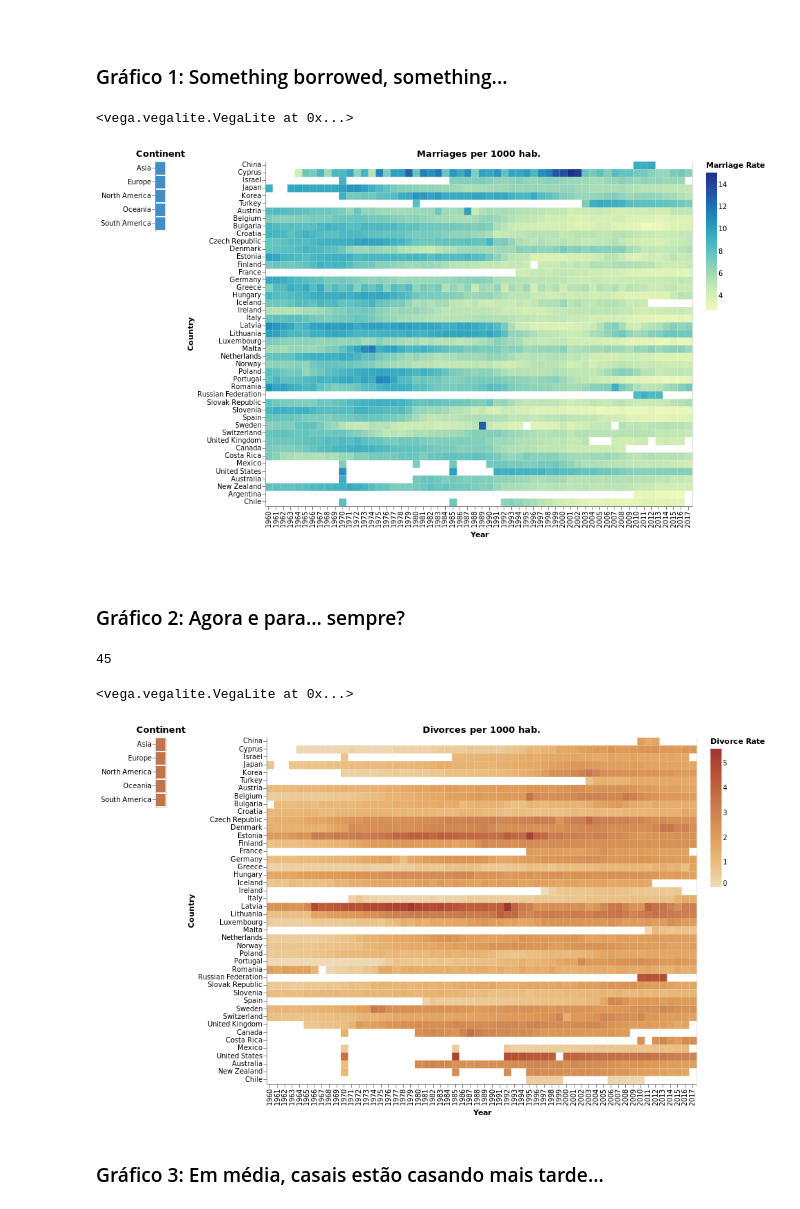
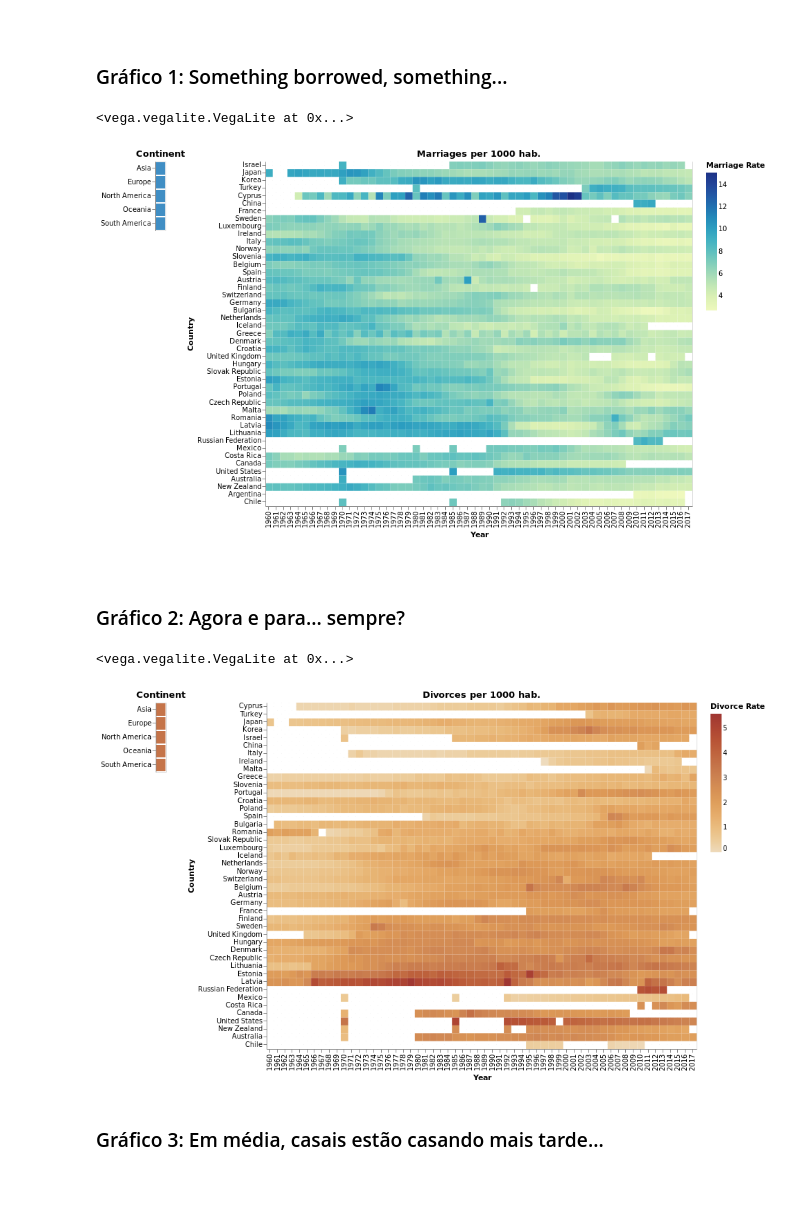
Before and after one commit to Franklin-oliveira/DataViz-Repo, a Jupyter notebook: final_project/TBFinal_visualizacoes.ipynb, the cells around one changed output. Cells and saved outputs as stored; diff of their text form; code cells hidden in the pictures.

```diff
--- a/final_project/TBFinal_visualizacoes.ipynb
+++ b/final_project/TBFinal_visualizacoes.ipynb
@@ -123,6 +123,24 @@ Antes de chegarmos nas visualizações, vamos preparar alguns dataframes auxilia
 mar.sort_values(['Continent','Country','Year'], inplace=True)
 div.sort_values(['Continent','Country','Year'], inplace=True)
 age.sort_values(['Continent','Country','Year'], inplace=True)
+# %%
+# criando coluna de média para ordenar (casamentos)
+teste = mar.groupby(['Continent', 'Country']).mean().sort_values('marriage_rate', ascending=True).reset_index()
+teste.drop('Year', axis=1, inplace=True)
+teste.columns=['Continent', 'Country', 'mean']
+marriage = pd.merge(mar, teste, how='outer', on=['Continent', 'Country']).sort_values(['Continent','mean'], ascending=True)
+
+# criando coluna de média para ordenar (divórcios)
+teste = div.groupby(['Continent', 'Country']).mean().sort_values('divorce_rate', ascending=True).reset_index()
+teste.drop(['Year','c'], axis=1, inplace=True)
+teste.columns=['Continent', 'Country', 'mean']
+divorce = pd.merge(div, teste, how='outer', on=['Continent', 'Country']).sort_values(['Continent','mean'], ascending=True)
+
+# criando coluna de média para ordenar (Idades- female_mean_sort e male_mean_sort)
+teste = age.groupby(['Continent', 'Country']).mean().sort_values(['male_mean_age','female_mean_age'], ascending=True).reset_index()
+teste.drop(['Year','couple_mean_age'], axis=1, inplace=True)
+teste.columns=['Continent', 'Country', 'male_mean_sort','female_mean_sort']
+idades = pd.merge(age, teste, how='outer',on=['Continent', 'Country']).sort_values(['Continent','female_mean_sort', 'male_mean_sort'], ascending=True)
 # %%
 # dataframes para criar as legendas
 mar1 = pd.DataFrame(mar.groupby(['Continent', 'Country']).count()['Year']).reset_index()
@@ -142,7 +160,7 @@ country = np.repeat(mar['Country'].unique(), 58)
 years = np.repeat(list(range(1960, 2018)), 45)
 temp = pd.DataFrame([country, years]).transpose()
 
-df = pd.DataFrame([np.zeros(45*58),np.zeros(45*58),np.zeros(45*58)]).transpose()
+df = pd.DataFrame([np.zeros(45*58),np.zeros(45*58),np.zeros(45*58), np.zeros(45*58)]).transpose()
 counter = 0
 for country in mar['Country'].unique():
     cont = mar[mar['Country']==country]['Continent'].unique()[0]
@@ -150,11 +168,13 @@ for country in mar['Country'].unique():
         df.iloc[counter, 0] = country
         df.iloc[counter, 1] = year
         df.iloc[counter, 2] = cont
+        df.iloc[counter, 3] = marriage[marriage['Country']==country]['mean'].iloc[0]
         counter += 1
 
 df['marriage_rate'] = 'NA'
 df['NA'] = 0.
-df.columns = ['Country', 'Year', 'Continent', 'marriage_rate', 'NA']
+df.columns = ['Country', 'Year', 'Continent', 'mean' ,'marriage_rate', 'NA']
+df.sort_values(['Continent','mean'], ascending=True, inplace=True)  # ordenando
 
 
 # criando dataframe de zeros e NA para background (divórcios)
@@ -162,19 +182,24 @@ country = np.repeat(div['Country'].unique(), 58)
 years = np.repeat(list(range(1960, 2018)), 45)
 temp = pd.DataFrame([country, years]).transpose()
 
-df1 = pd.DataFrame([np.zeros(45*58),np.zeros(45*58),np.zeros(45*58)]).transpose()
+df1 = pd.DataFrame([np.zeros(44*58),np.zeros(44*58),np.zeros(44*58), np.zeros(44*58)]).transpose()
 counter = 0
-for country in mar['Country'].unique():
-    cont = mar[mar['Country']==country]['Continent'].unique()[0]
+for country in div['Country'].unique():
+    cont = div[div['Country']==country]['Continent'].unique()[0]
     for year in range(1960, 2018):
         df1.iloc[counter, 0] = country
         df1.iloc[counter, 1] = year
         df1.iloc[counter, 2] = cont
+        try:
+            df1.iloc[counter, 3] = divorce[divorce['Country']==country]['mean'].iloc[0]
+        except:
+            df1.iloc[counter, 3] = np.NAN
         counter += 1
 
 df1['marriage_rate'] = 'NA'
 df1['NA'] = 0.
-df1.columns = ['Country', 'Year', 'Continent', 'marriage_rate', 'NA']
+df1.columns = ['Country', 'Year', 'Continent', 'mean', 'divorce_rate', 'NA']
+df1.sort_values(['Continent','mean'], ascending=True, inplace=True)  # ordenando
 # %% [markdown]
 <br>
 
@@ -250,11 +275,11 @@ legenda_cont = alt.Chart(data=mar1, width=15, title='Continent').mark_bar().enco
 )
 # %%
 # gráfico das taxas de casamento
-points = alt.Chart(data= mar, width=620, height=500, title='Marriages per 1000 hab.'
+points = alt.Chart(data= marriage, width=620, height=500, title='Marriages per 1000 hab.'
         ).mark_rect(filled=True).encode(
     x= alt.X('Year', type='nominal', title='Year', axis=alt.Axis(grid=True)),
     y = alt.Y('Country', type='nominal', title='Country', axis=alt.Axis(grid=True),
-    sort = ['Asia', 'Europe','North America','Oceania', 'South America']),
+    sort = alt.SortField('Continent', order='ascending') ),
     tooltip=alt.Tooltip(['Country','Continent','Year', 'marriage_rate']),
     color=alt.condition(selection,
     alt.Color('marriage_rate:Q', title='Marriage Rate', scale=alt.Scale(scheme='yellowgreenblue'),
@@ -273,15 +298,11 @@ chart = alt.hconcat(legenda_cont, alt.layer(back, points).resolve_scale(y='indep
 chart
 # %% [output]
 <vega.vegalite.VegaLite at 0x...>
-[figure, old version]
+[figure, new version]
 # %% [markdown]
 <br>
 
 ### Gráfico 2: Agora e para... sempre?
-# %%
-len(mar['Country'].unique())
-# %% [output]
-45
 # %%
 selection1 = alt.selection(type='multi',fields=['Continent'])
 
@@ -291,7 +312,7 @@ back1 = alt.Chart(data= df1, width=620, height=500, title='Divorces per 1000 hab
     x= alt.X('Year', type='nominal', title='Year', axis=None),
     y = alt.Y('Country', type='nominal', title=None, axis=None,
              sort = ['Asia', 'Europe','North America','Oceania', 'South America']),
-    tooltip = alt.Tooltip(['Country', 'Continent','Year', 'marriage_rate'])
+    tooltip = alt.Tooltip(['Country', 'Continent','Year', 'divorce_rate'])
 )
 
 
@@ -305,27 +326,27 @@ legenda_cont1 = alt.Chart(data=div1, width=15, title='Continent').mark_bar().enc
 )
 # %%
 # Número de divórcios
-points1 = alt.Chart(data= div, width=620, height=500, title='Divorces per 1000 hab.'
+points1 = alt.Chart(data= divorce, width=620, height=500, title='Divorces per 1000 hab.'
         ).mark_rect(filled=True).encode(
     x= alt.X('Year', type='nominal', title='Year', axis=alt.Axis(grid=True)),
     y = alt.Y('Country', type='nominal', title='Country', axis=alt.Axis(grid=True),
     sort = ['Asia', 'Europe','North America','Oceania', 'South America']),
     tooltip=alt.Tooltip(['Country','Continent','Year','divorce_rate']),
     color=alt.condition(selection1,
     alt.Color('divorce_rate:Q', title='Divorce Rate', scale=alt.Scale(scheme='browns')),
     alt.value('lightgrey'))
 ).add_selection(selection1)
 
 chart1 = alt.hconcat(legenda_cont1,alt.layer(back1, points1).resolve_scale(y='independent'), spacing=0)
 
 # salvando o gráfico
 # chart1.save('./viz/divorces.svg')
 # chart1.save('./viz/divorces.html')
 
 chart1
 # %% [output]
 <vega.vegalite.VegaLite at 0x...>
-[figure, old version]
+[figure, new version]
 # %% [markdown]
 ### Gráfico 3: Em média, casais estão casando mais tarde...
 # %%
```
Also changed, not shown: parts of 5 cells of this notebook, 12 other files.
